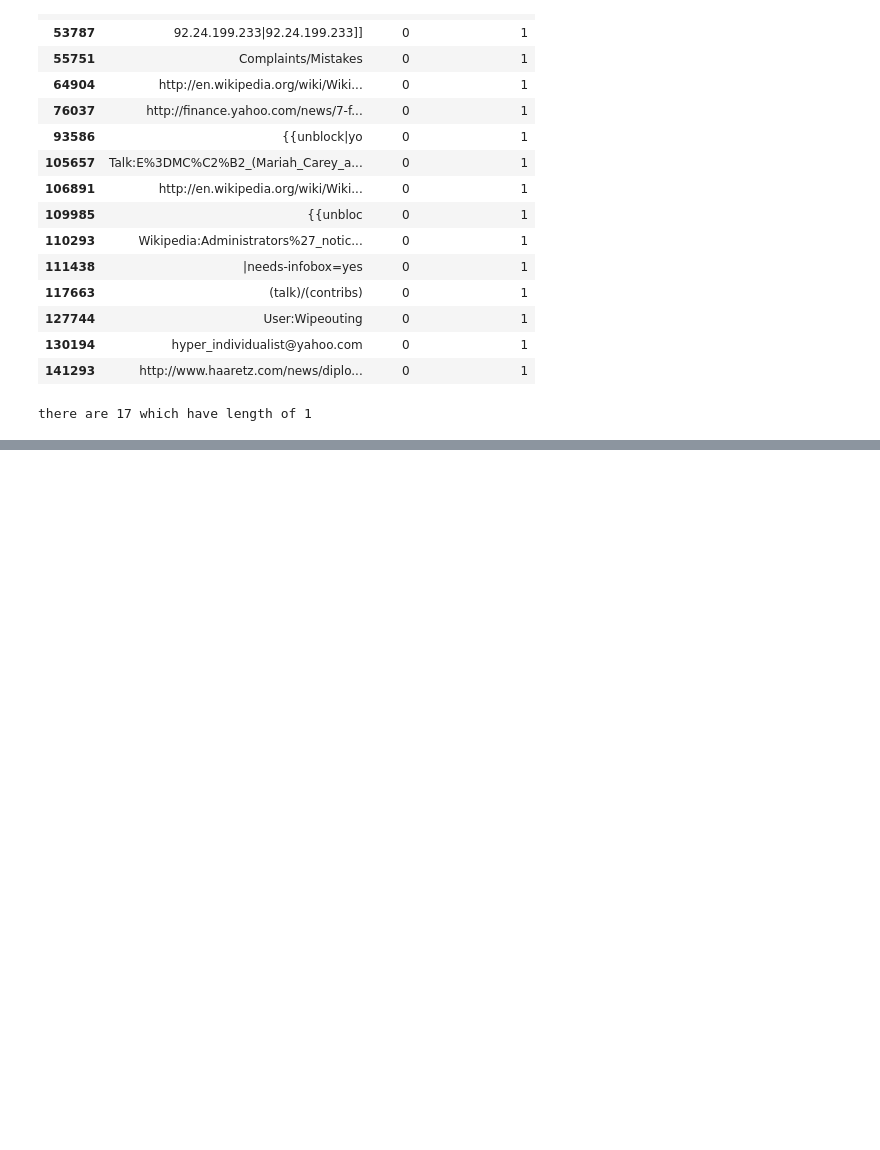
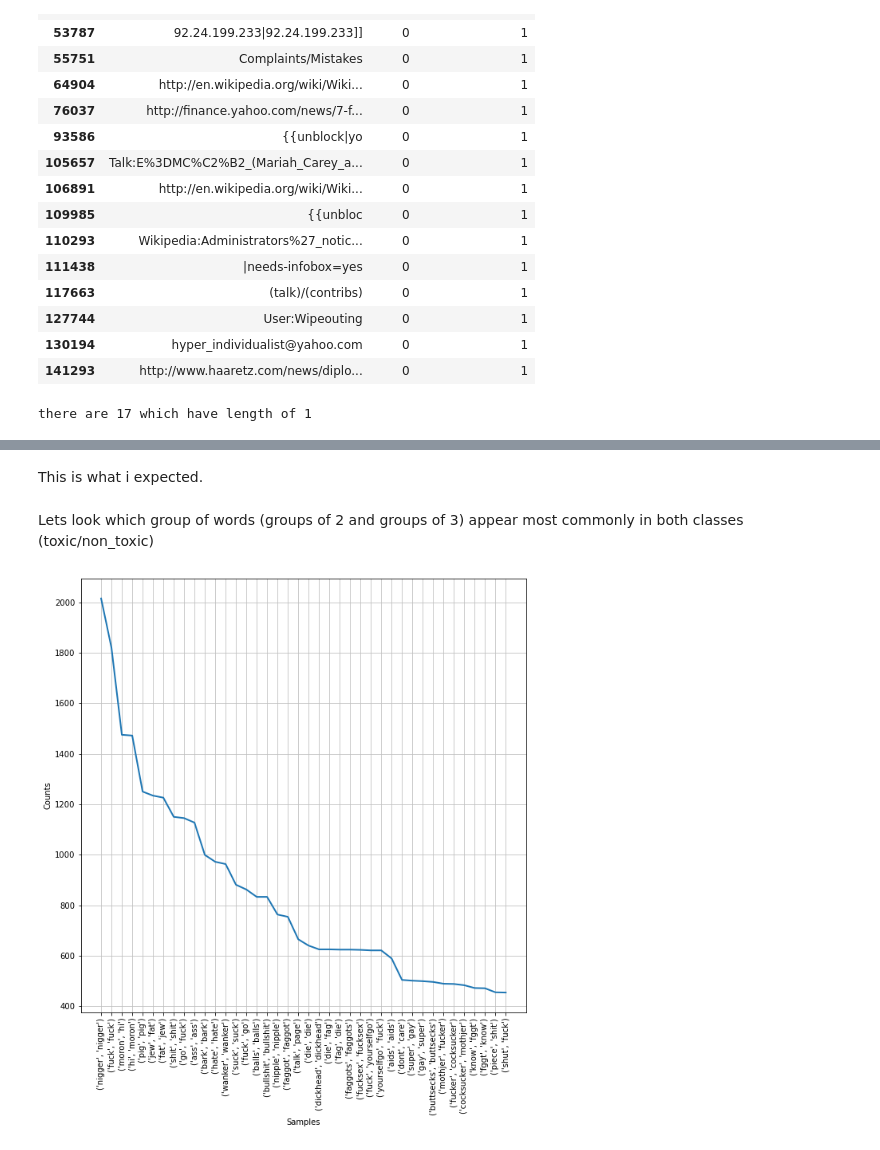
Before and after one commit to danch22/toxic_tweets, a Jupyter notebook: toxic_comment.ipynb, the cells around one changed output, grey strips where cells are left out. Cells and saved outputs as stored; diff of their text form; code cells hidden in the pictures; blank space fills up the shorter version.

```diff
--- a/toxic_comment.ipynb
+++ b/toxic_comment.ipynb
@@ -161,0 +174,32 @@ these tweets mainly consist links or undivisible expressions
+# %% [markdown]
+This is what i expected.
+# %% [markdown]
+Lets look which group of words (groups of 2 and groups of 3) appear most commonly in both classes (toxic/non_toxic)
+# %%
+toxic = df[df['toxic']==1]['comment_text']
+non_toxic = df[df['toxic']==0]['comment_text']
+# %%
+def remove_punct(s):
+    punct = set(string.punctuation)
+    return ''.join([x for x in s if x not in punct])
+
+stop = stopwords.words('english')
+# %%
+toxic_temp = toxic.str.lower().apply(remove_punct).str.split().values
+toxic_temp = [item for sublist in toxic_temp for item in sublist]
+
+toxic_words = [w for w in toxic_temp if w not in stop]
+
+
+non_toxic_temp = non_toxic.str.lower().apply(remove_punct).str.split().values
+non_toxic_temp = [item for sublist in non_toxic_temp for item in sublist]
+
+non_toxic_words = [w for w in non_toxic_temp if w not in stop]
+# %%
+bigrams = list(ngrams(toxic_words, 2))
+fdistBigram = FreqDist(bigrams)
+
+plt.figure(figsize=(10,10))
+fdistBigram.plot(40);
+# %% [output]
+[figure, added]
```
Also changed, not shown: parts of 8 cells of this notebook.
